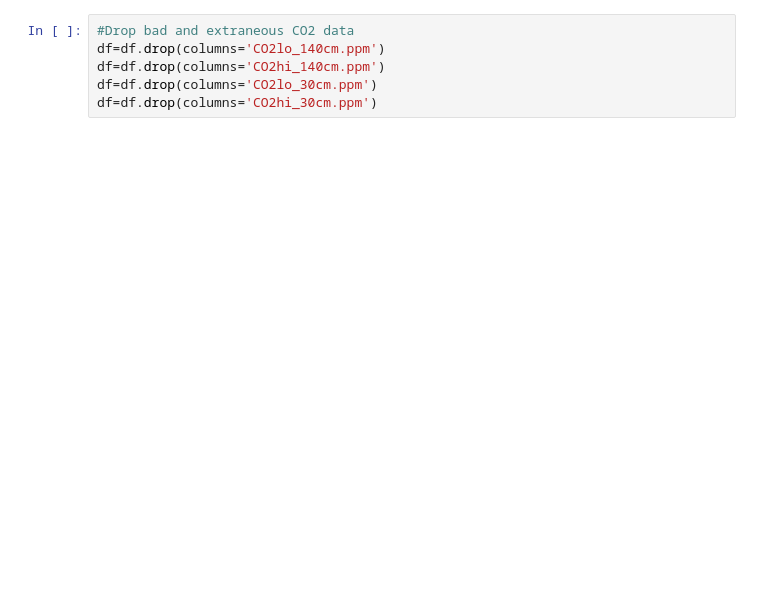
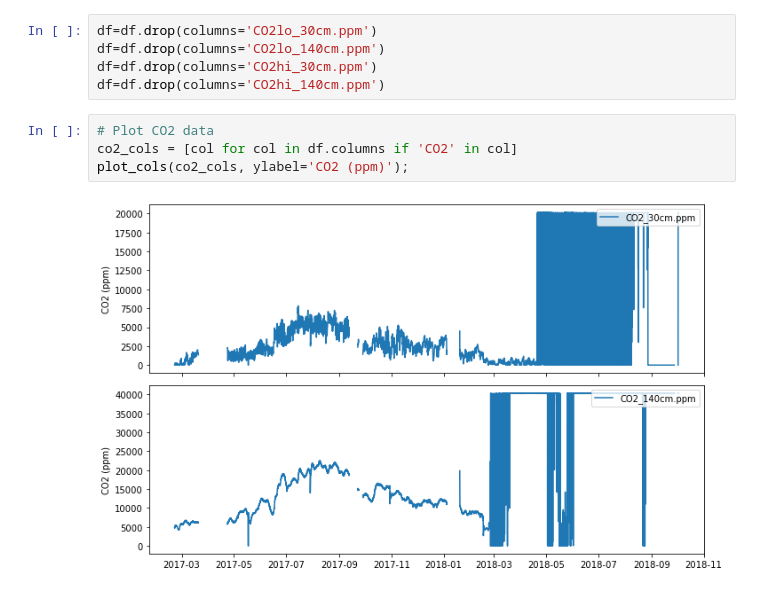
Before and after one commit to mberghouse/CO2-Data, a Jupyter notebook: python_processing/Shale_Hills_CZO/LRMS_processing.ipynb, the cells around one changed output. Drawn from its saved outputs; the diff is of its cells as text; blank space fills up the shorter version.

```diff
--- a/python_processing/Shale_Hills_CZO/LRMS_processing.ipynb
+++ b/python_processing/Shale_Hills_CZO/LRMS_processing.ipynb
@@ -168,6 +105,11 @@ ax3.legend(title='Depth', loc='best')
 # %%
-#Drop bad and extraneous CO2 data
+df=df.drop(columns='CO2lo_30cm.ppm')
 df=df.drop(columns='CO2lo_140cm.ppm')
+df=df.drop(columns='CO2hi_30cm.ppm')
 df=df.drop(columns='CO2hi_140cm.ppm')
-df=df.drop(columns='CO2lo_30cm.ppm')
-df=df.drop(columns='CO2hi_30cm.ppm')
+# %%
+# Plot CO2 data
+co2_cols = [col for col in df.columns if 'CO2' in col]
+plot_cols(co2_cols, ylabel='CO2 (ppm)');
+# %% [output]
+[figure, added]
```
Also changed, not shown: parts of 21 cells of this notebook, 9 other files.
